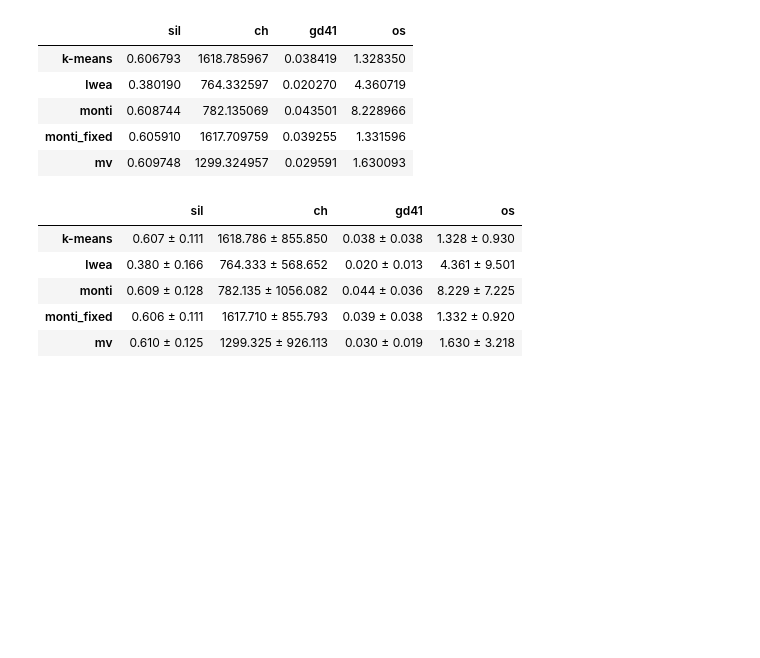
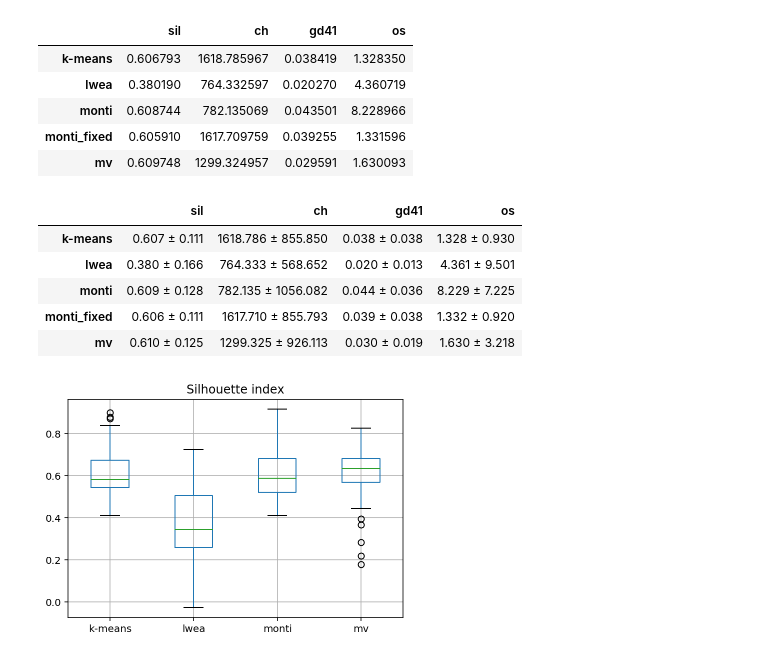
Before and after one commit to fedosiq/ensemble_clustering, a Jupyter notebook: experiments/scores/process_scores.ipynb, the cells around one changed output. Cells and saved outputs as stored; diff of their text form; code cells hidden in the pictures; blank space fills up the shorter version.

```diff
--- a/experiments/scores/process_scores.ipynb
+++ b/experiments/scores/process_scores.ipynb
@@ -85,3 +98,11 @@ res
 | mv | 0.610 ± 0.125 | 1299.325 ± 926.113 | 0.030 ± 0.019 | 1.630 ± 3.218 |
 # %%
 df = parse_df(pd.read_csv("synt_scores.csv"))
+# %%
+df = df.drop(["monti_fixed"], axis=1)
+sils = get_metric_stats(df, 'sil')
+sils.boxplot()
+plt.title("Silhouette index")
+plt.savefig("synt_sil", dpi=300)
+# %% [output]
+[figure, added]
```
Also changed, not shown: parts of 9 cells of this notebook, 5 other files.
